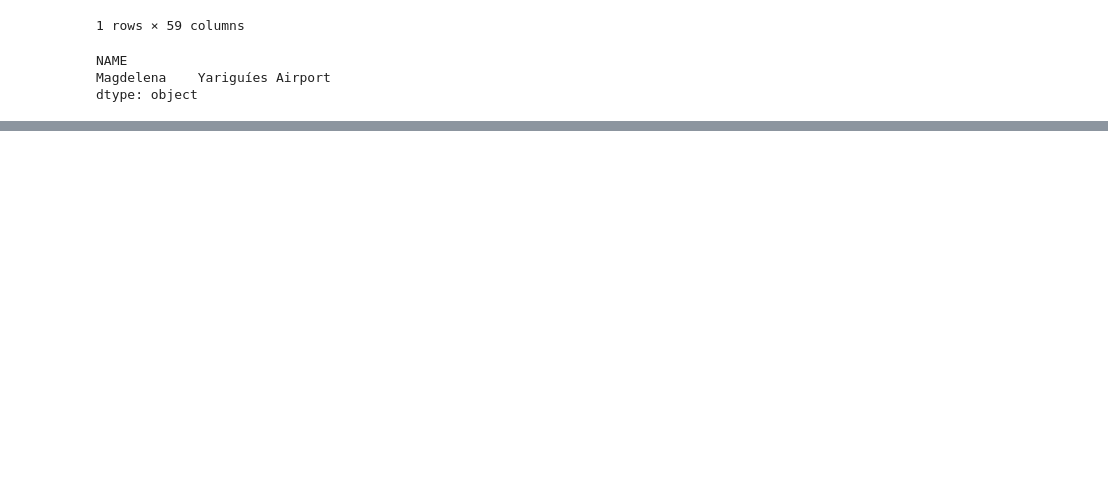
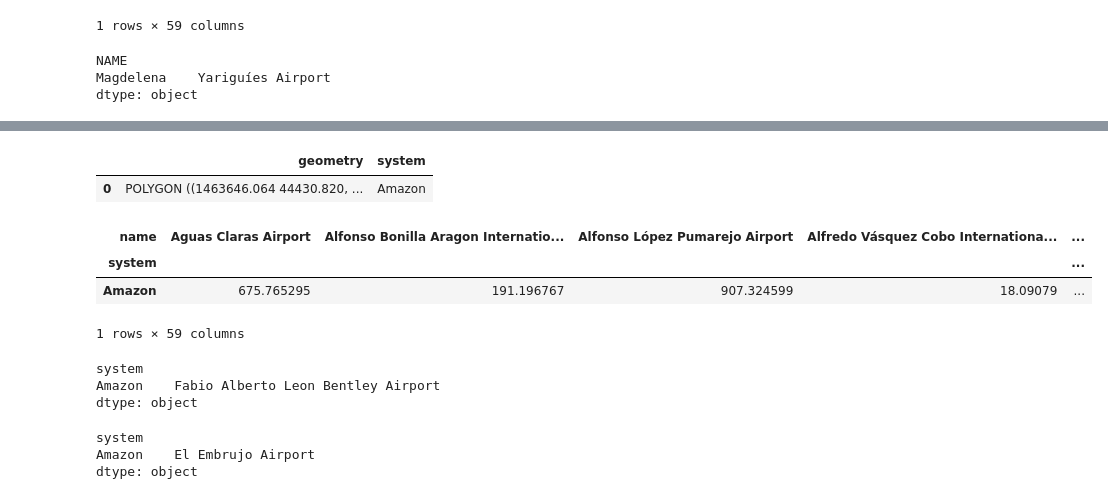
Before and after one commit to ZairaYacsavilca/efinal_parte1, a Jupyter notebook: Untitled.ipynb, the cells around one changed output, grey strips where cells are left out. Saved outputs shown, nothing was run; the diff lists cells and outputs as text; code cells hidden in the pictures; blank space fills up the shorter version.

```diff
--- a/Untitled.ipynb
+++ b/Untitled.ipynb
@@ -286,0 +339,35 @@ mediumAirports[~mediumAirports.name.isin(mins)].explore(m=base,color='blue',mark
+# %%
+systems_hulls=systems.convex_hull.to_frame()
+systems_hulls['system']=['Amazon']
+systems_hulls.rename(columns={0:'geometry'},inplace=True)
+systems_hulls=systems_hulls.set_geometry('geometry')
+systems_hulls.crs="EPSG:21897"
+systems_hulls
+# %% [output]
+|  | geometry | system |
+| 0 | POLYGON ((1463646.064 44430.820, ... | Amazon |
+# %%
+distanceMatrixKM_sysHull_air=systems_hulls.set_index('system').geometry.apply\
+(lambda g: mediumAirports.set_index('name').geometry.distance(g)/1000).\
+sort_index(axis=0).sort_index(axis=1)
+
+distanceMatrixKM_sysHull_air
+# %% [output]
+| name | Aguas Claras Airport | Alfonso Bonilla Aragon Internatio... | Alfonso López Pumarejo Airport | Alfredo Vásquez Cobo Internationa... | ... |
+| system |  |  |  |  | ... |
+| Amazon | 675.765295 | 191.196767 | 907.324599 | 18.09079 | ... |
+1 rows × 59 columns
+# %%
+mins1=distanceMatrixKM_sysHull_air.idxmin(axis="columns")
+mins1
+# %% [output]
+system
+Amazon    Fabio Alberto Leon Bentley Airport
+dtype: object
+# %%
+maxs1=distanceMatrixKM_sysHull_air.idxmax(axis="columns")
+maxs1
+# %% [output]
+system
+Amazon    El Embrujo Airport
+dtype: object
```
Also changed, not shown: parts of 9 cells of this notebook.
